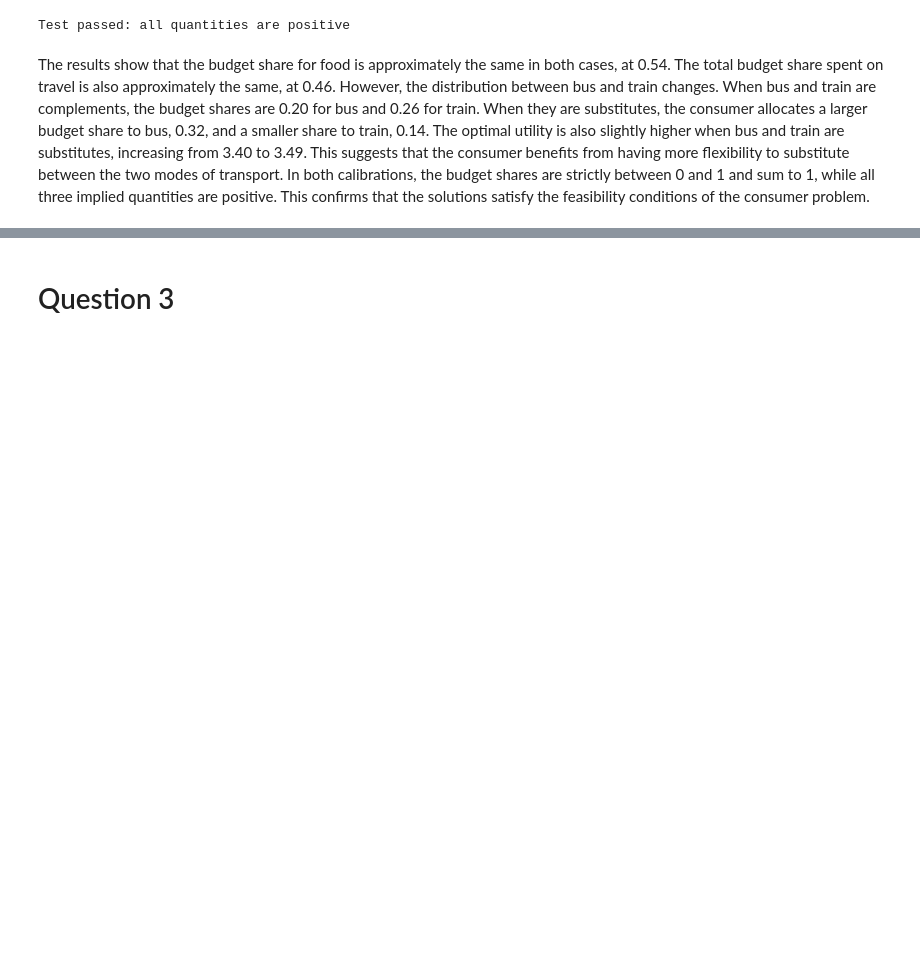
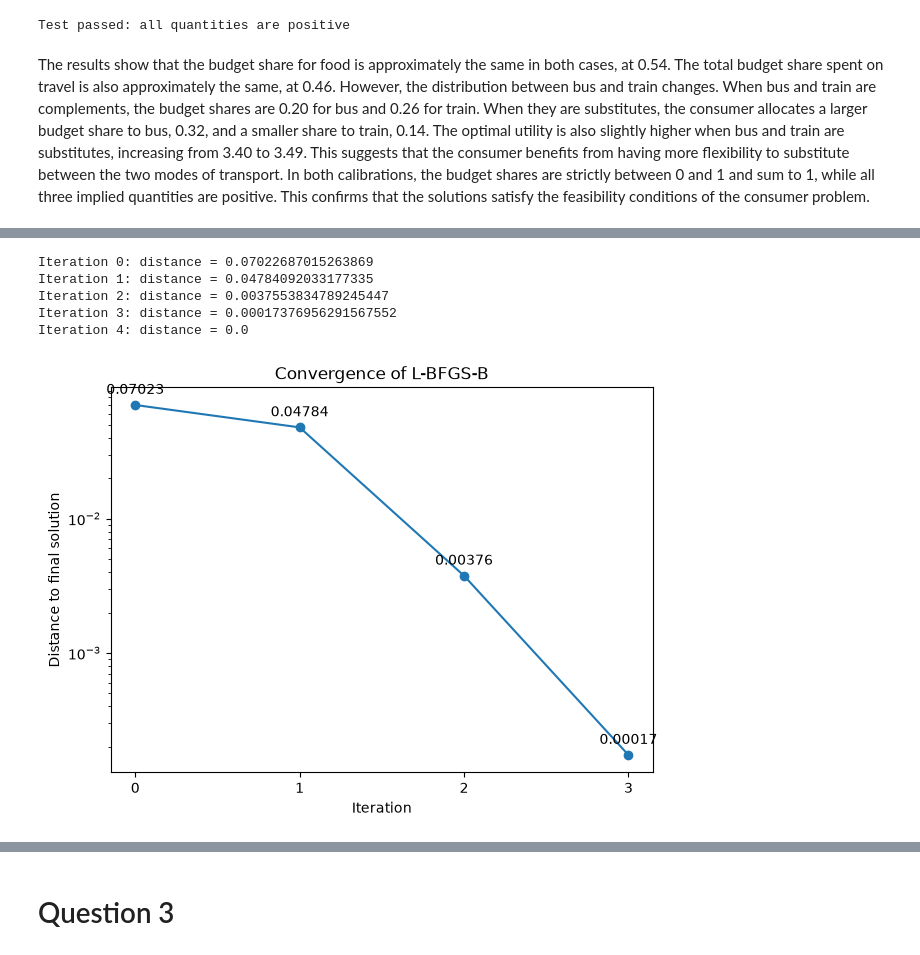
Before and after one commit to NumEconCopenhagen/projects-2025-philippa-ronya, a Jupyter notebook: 02_modelproject/modelproject_eduardo.ipynb, the cells around one changed output, grey strips where cells are left out. Saved outputs shown, nothing was run; the diff lists cells and outputs as text; code cells hidden in the pictures; blank space fills up the shorter version.

```diff
--- a/02_modelproject/modelproject_eduardo.ipynb
+++ b/02_modelproject/modelproject_eduardo.ipynb
@@ -143,0 +549,60 @@ The results show that the budget share for food is approximately the same in bot
+# %%
+# convergence path
+path = opt_lbfgs.path
+
+# final solution found by L-BFGS-B
+final_point = np.array([opt_lbfgs.s1, opt_lbfgs.w])
+
+# calculate the distance from each point in the path
+# to the final solution
+distances = np.linalg.norm(path - final_point, axis=1)
+
+# print the distance for each iteration
+for i, distance in enumerate(distances):
+    print(f"Iteration {i}: distance = {distance}")
+# %% [output]
+Iteration 0: distance = 0.07022687015263869
+Iteration 1: distance = 0.04784092033177335
+Iteration 2: distance = 0.0037553834789245447
+Iteration 3: distance = 0.00017376956291567552
+Iteration 4: distance = 0.0
+# %%
+# the convergence plot
+
+# exclude the final point because its distance is zero
+iterations = np.arange(len(distances) - 1)
+distances_plot = distances[:-1]
+
+# plot distance to the final solution
+fig, ax = plt.subplots(figsize=(7,5))
+
+ax.plot(
+    iterations,
+    distances_plot,
+    marker='o'
+)
+
+# use a logarithmic scale on the y-axis
+ax.set_yscale('log')
+
+# labels and title
+ax.set_xlabel('Iteration')
+ax.set_ylabel('Distance to final solution')
+ax.set_title('Convergence of L-BFGS-B')
+
+# show each iteration number on the x-axis
+ax.set_xticks(iterations)
+
+# add distance labels to each point
+for i, distance in zip(iterations, distances_plot):
+    ax.annotate(
+        f'{distance:.5f}',
+        (i, distance),
+        xytext=(0, 8),
+        textcoords='offset points',
+        ha='center'
+    )
+
+plt.show()
+# %% [output]
+[figure, added]
```
Also changed, not shown: parts of 40 cells of this notebook.
